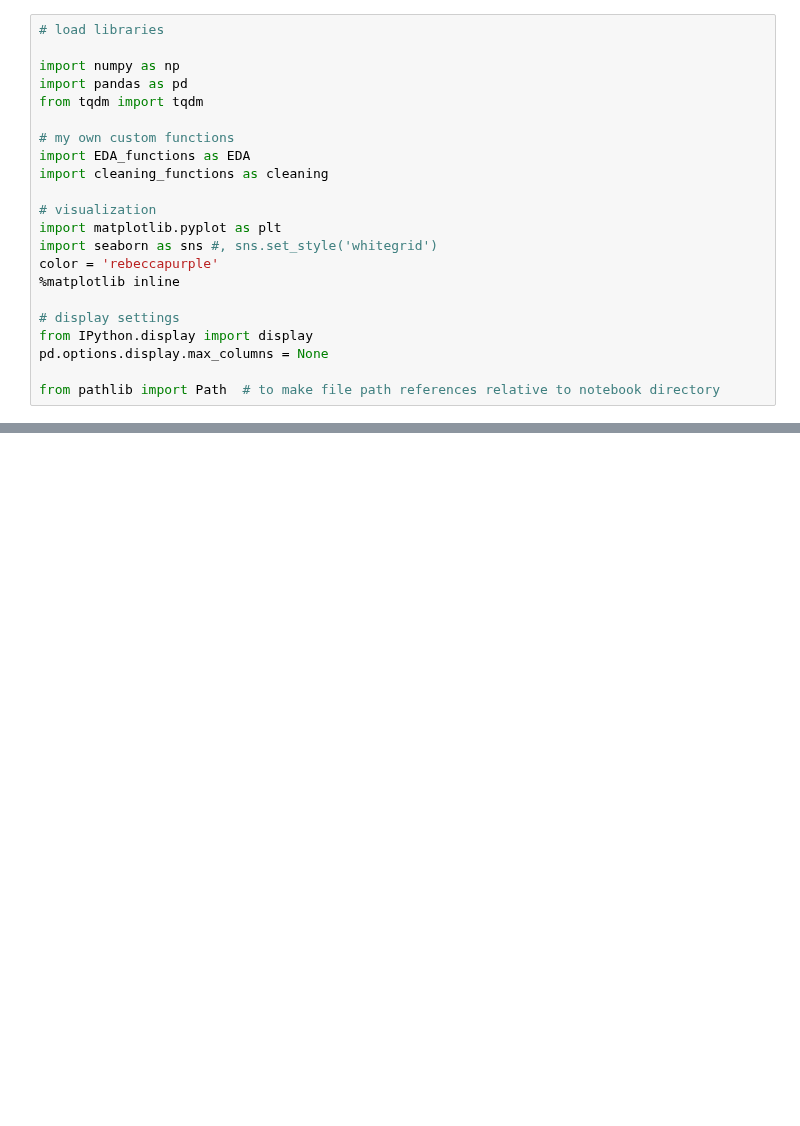
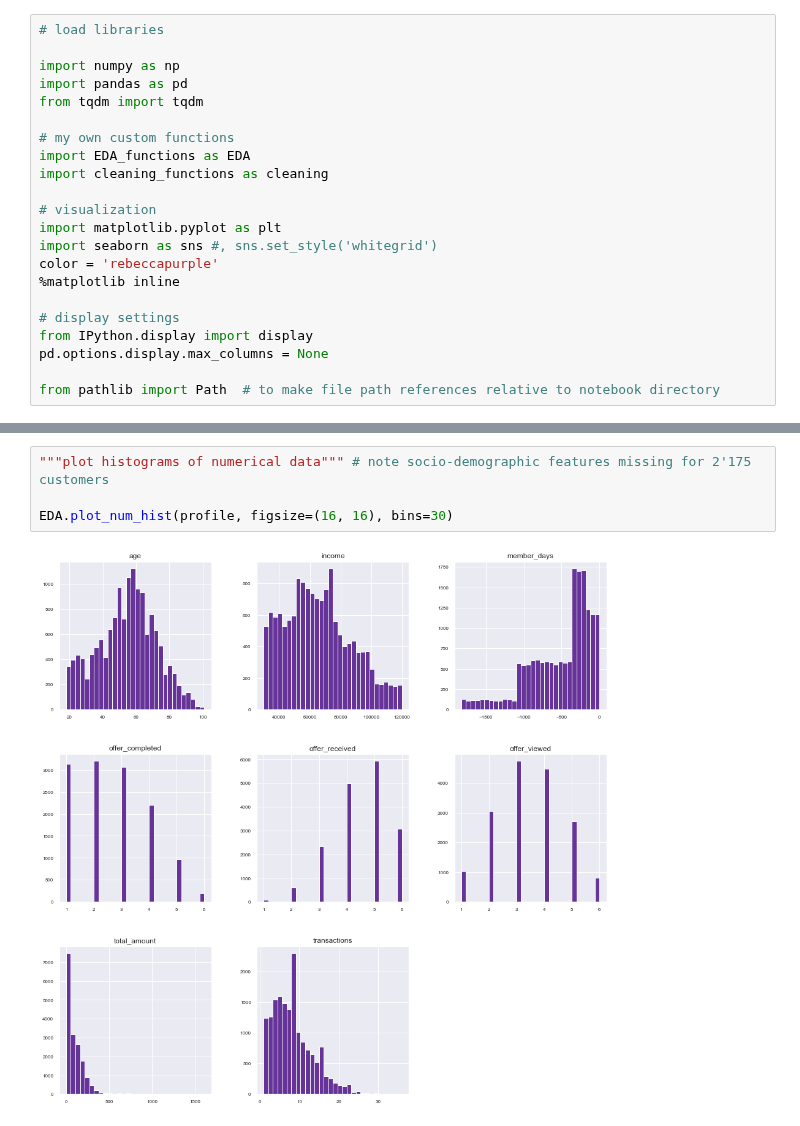
Before and after one commit to rbuerki/segmentation-challenge-starbucks, a Jupyter notebook: 2-eda.ipynb, the cells around one changed output, grey strips where cells are left out. Drawn from its saved outputs; the diff is of its cells as text; blank space fills up the shorter version.

```diff
--- a/2-eda.ipynb
+++ b/2-eda.ipynb
@@ -356,0 +124,6 @@ transcript_test
+# %%
+"""plot histograms of numerical data""" # note socio-demographic features missing for 2'175 customers
+
+EDA.plot_num_hist(profile, figsize=(16, 16), bins=30)
+# %% [output]
+[figure, added]
```
Also changed, not shown: parts of 24 cells of this notebook.
